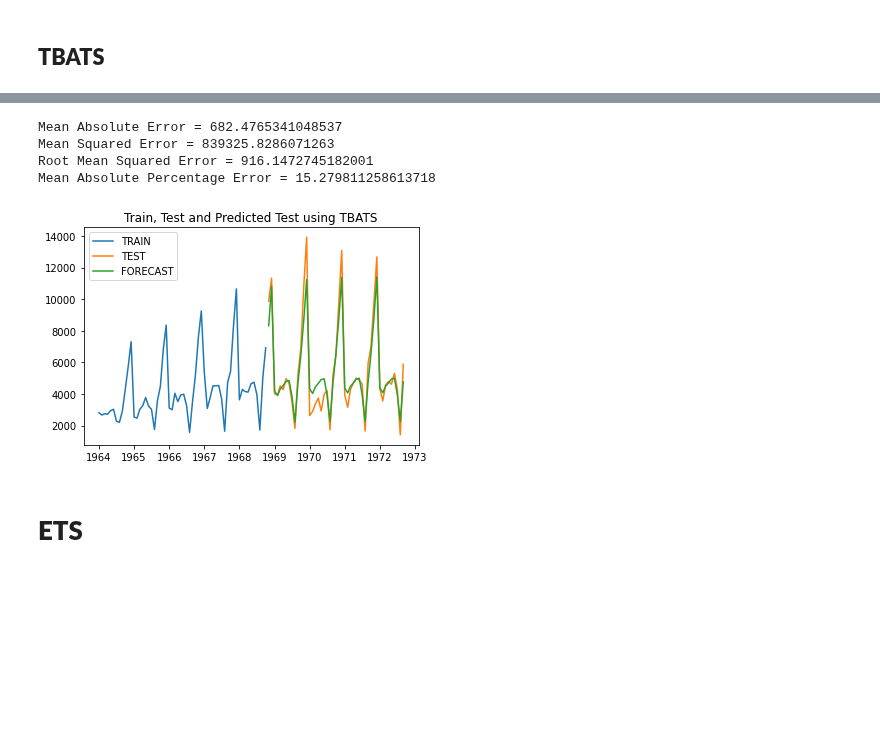
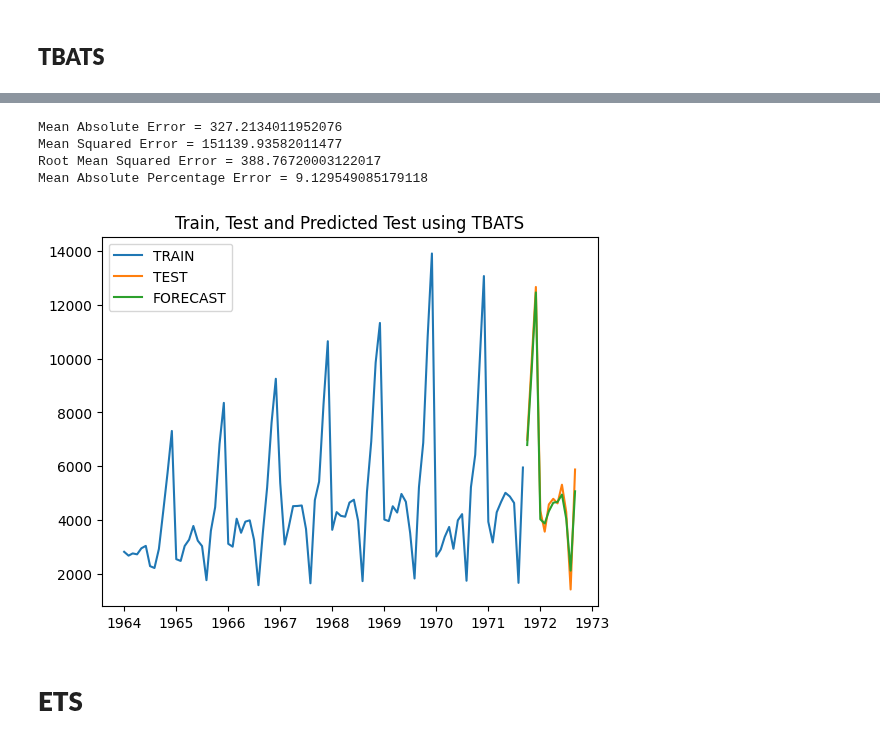
Before and after one commit to ogut77/DataScience, a Jupyter notebook: Champagne2.ipynb, the cells around one changed output, grey strips where cells are left out. Cells and saved outputs as stored; diff of their text form; code cells hidden in the pictures; blank space fills up the shorter version.

```diff
--- a/Champagne2.ipynb
+++ b/Champagne2.ipynb
@@ -64,8 +72,8 @@ decompose_result.plot();
 Challenge: Use last 47 months of data as test and get RMSE value less than 924.699 found in analysis having URL below.
 https://machinelearningmastery.com/time-series-forecast-study-python-monthly-sales-french-champagne/
 # %%
-train = df['Sales'][:-47]
-test = df['Sales'][-47:]
+train = df[:-12]
+test = df[-12:]
 print("Full data shape is "+ str(df.shape))
 print("Train data shape is "+ str(train.shape))
 print("Test data shape is "+ str(test.shape))
@@ -147,33 +136,33 @@ model = estimator.fit(train)
 # %%
 import pandas as pd
 from matplotlib import pyplot as plt
-test_predictions = model.forecast(steps=47)
+test_predictions = model.forecast(steps=12)
 from sklearn.metrics import mean_absolute_error,mean_squared_error
 print(f'Mean Absolute Error = {mean_absolute_error(test,test_predictions)}')
 mse=mean_squared_error(test,test_predictions)
 rmse=np.sqrt(mse)
 print(f'Mean Squared Error = {mse}')
 print(f'Root Mean Squared Error = {rmse}')
 def mape(actual,pred):
     return np.mean(np.abs((actual - pred) / actual)) * 100
 print(f'Mean Absolute Percentage Error = {mape(np.array(test),np.array(test_predictions) )}')
 
 #916.14727451
 test_predictions=pd.DataFrame(test_predictions)
 new_index = test.index
 test_predictions=test_predictions.set_index(new_index)
 test_predictions.columns=['SALES']
 plt.plot(train,label='TRAIN')
 plt.plot(test,label='TEST')
 plt.plot(test_predictions,label='FORECAST')
 plt.legend(loc="upper left")
 plt.title('Train, Test and Predicted Test using TBATS');
 # %% [output]
-Mean Absolute Error = 682.4765341048537
-Mean Squared Error = 839325.8286071263
-Root Mean Squared Error = 916.1472745182001
-Mean Absolute Percentage Error = 15.279811258613718
+Mean Absolute Error = 327.2134011952076
+Mean Squared Error = 151139.93582011477
+Root Mean Squared Error = 388.76720003122017
+Mean Absolute Percentage Error = 9.129549085179118
-[figure, old version]
+[figure, new version]
 # %% [markdown]
 # **ETS**
 # %%
```
Also changed, not shown: parts of 24 cells of this notebook.
